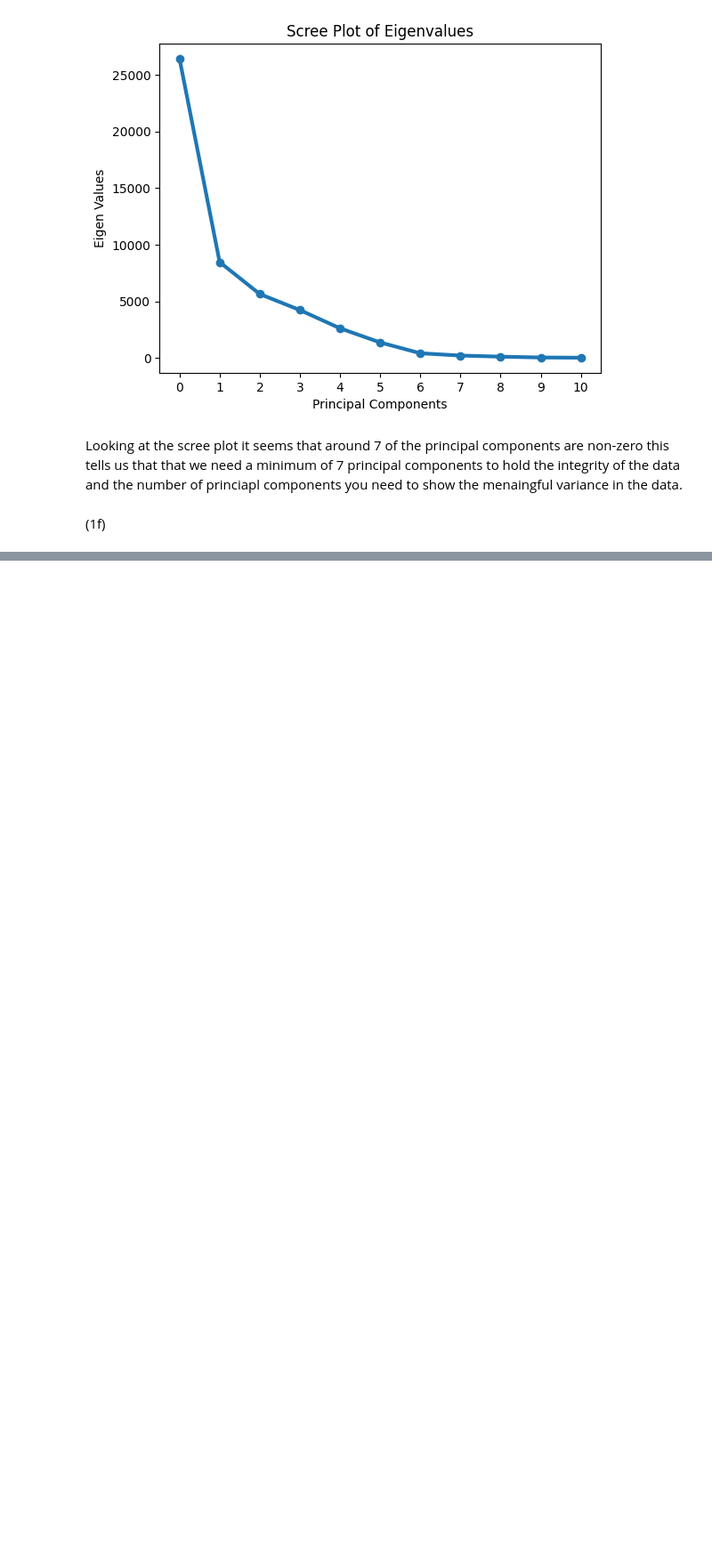
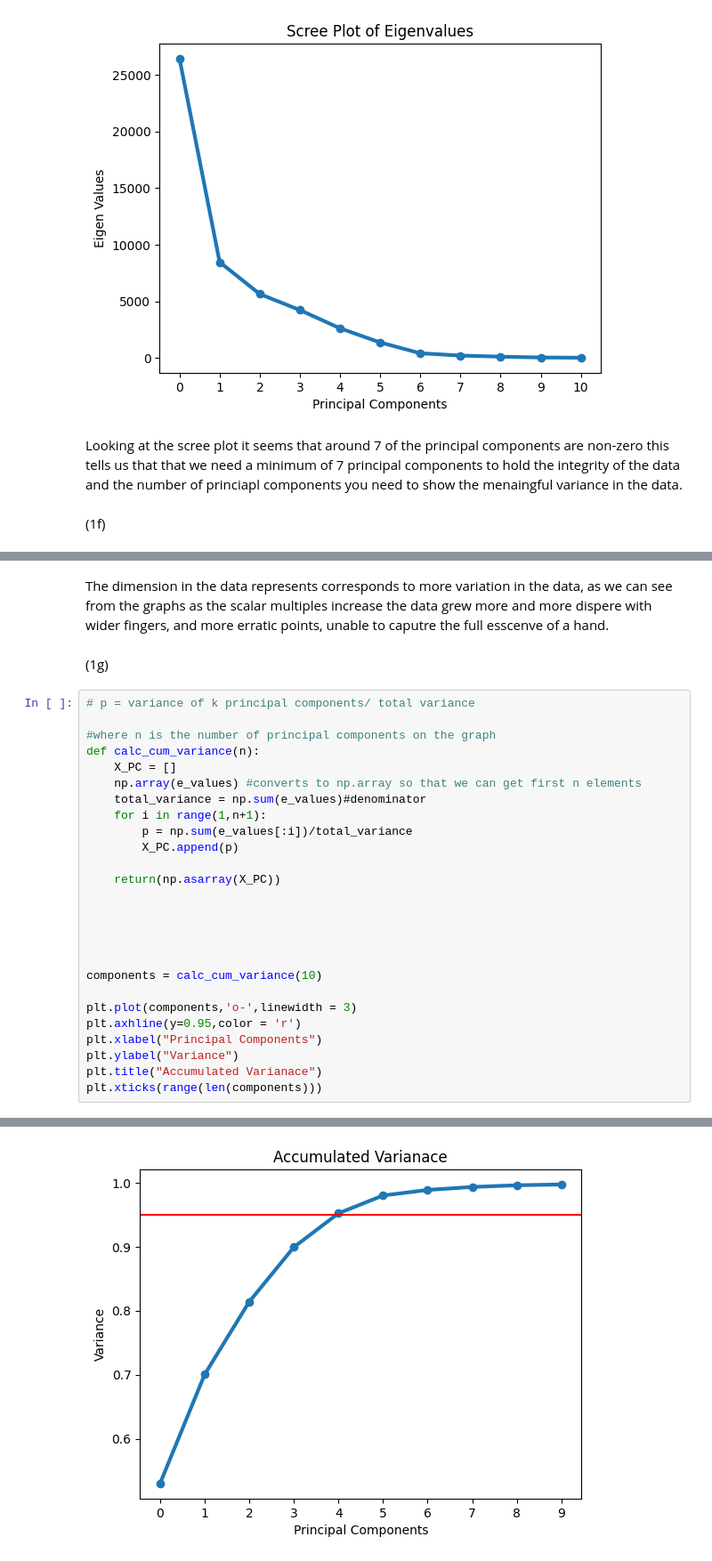
Before and after one commit to Delluvian/CS3501-Foundations-of-Data-Analysis, a Jupyter notebook: JupyterNotebooks/PS4/hmw4answers.ipynb, the cells around one changed output, grey strips where cells are left out. Shown at 89% size. Drawn from its saved outputs; the diff is of its cells as text; blank space fills up the shorter version.

```diff
--- a/JupyterNotebooks/PS4/hmw4answers.ipynb
+++ b/JupyterNotebooks/PS4/hmw4answers.ipynb
@@ -236,0 +218,31 @@ for col, s in enumerate(s_factors):
+# %% [markdown]
+The dimension in the data represents corresponds to more variation in the data, as we can see from the graphs as the scalar multiples increase the data grew more and more dispere with wider fingers, and more erratic points, unable to caputre the full esscenve of a hand.
+# %% [markdown]
+(1g)
+# %%
+# p = variance of k principal components/ total variance
+
+#where n is the number of principal components on the graph
+def calc_cum_variance(n):
+    X_PC = []
+    np.array(e_values) #converts to np.array so that we can get first n elements
+    total_variance = np.sum(e_values)#denominator
+    for i in range(1,n+1):
+        p = np.sum(e_values[:i])/total_variance
+        X_PC.append(p)
+
+    return(np.asarray(X_PC))
+
+
+
+
+
+components = calc_cum_variance(10)
+
+plt.plot(components,'o-',linewidth = 3)
+plt.axhline(y=0.95,color = 'r')
+plt.xlabel("Principal Components")
+plt.ylabel("Variance")
+plt.title("Accumulated Varianace")
+plt.xticks(range(len(components)))
+# %% [output]
@@ -236,0 +269 @@ for col, s in enumerate(s_factors):
+[figure, added]
```
Also changed, not shown: parts of 9 cells of this notebook.
